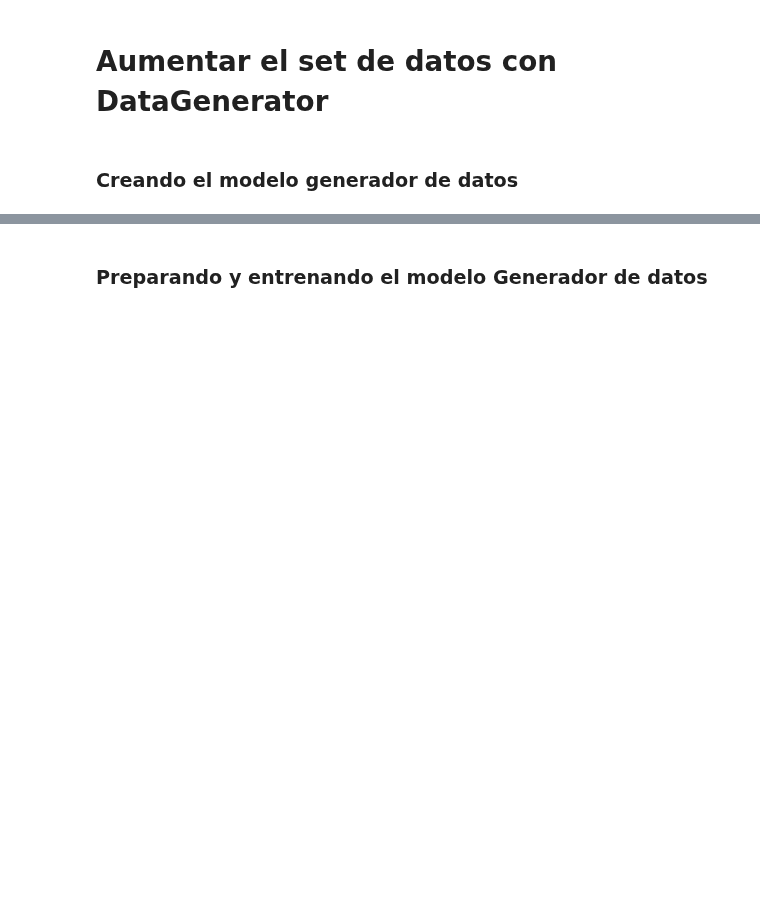
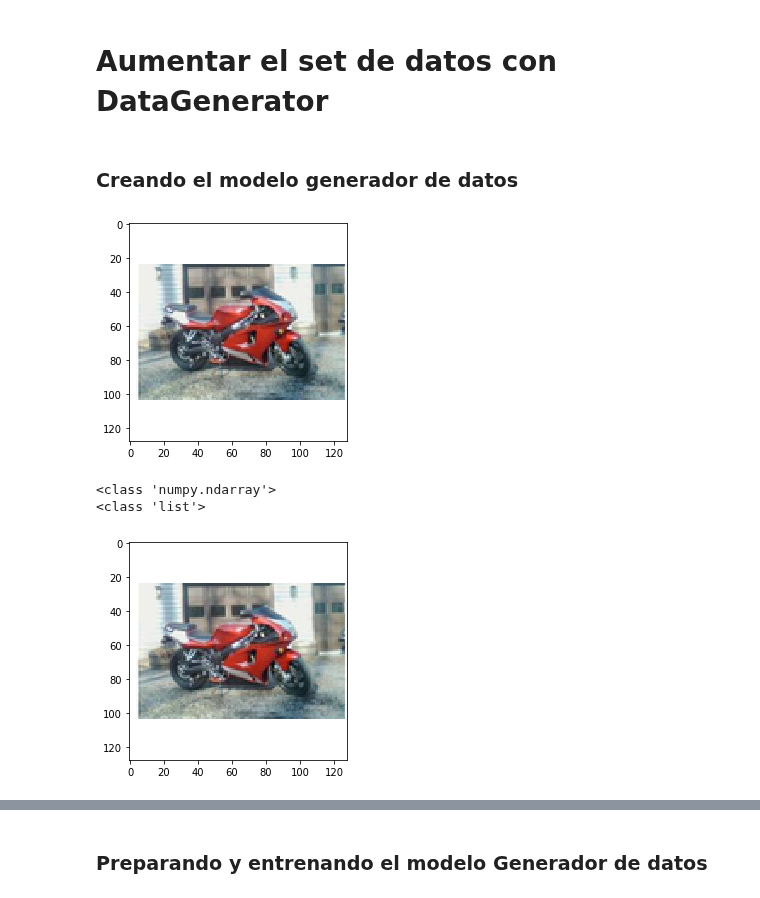
Before and after one commit to wisrovi/RedesNeuronales, a Jupyter notebook: 07MAIR-WilliamSteveRodriguezVillamizar.ipynb, the cells around one changed output, grey strips where cells are left out. Saved outputs shown, nothing was run; the diff lists cells and outputs as text; code cells hidden in the pictures; blank space fills up the shorter version.

```diff
--- a/07MAIR-WilliamSteveRodriguezVillamizar.ipynb
+++ b/07MAIR-WilliamSteveRodriguezVillamizar.ipynb
@@ -183,6 +178,23 @@ print(nClassesImageGenerator)
 # Aumentar el set de datos con DataGenerator
 # %% [markdown]
 ### Creando el modelo generador de datos
+# %%
+plot_image(X_train_generator[0])
+print(type(X_train_generator))
+listadoImagenes = list(X_train_generator)
+
+#hago las conversiones a cada imagen
+#añado las conversiones a la lista con append
+#convierto la lista nuevamente a numpy para entregarla a los modelos
+
+print(type(listadoImagenes))
+numpyImagenes = array(listadoImagenes)
+plot_image(numpyImagenes[0])
+# %% [output]
+[figure, added]
+<class 'numpy.ndarray'>
+<class 'list'>
+[figure, added]
 # %%
 X_train_generator, X_test_generator, y_train_generator, y_test_generator = train_test_split(
         x_train_all, salidasCategoricas,
```
Also changed, not shown: parts of 16 cells of this notebook.
